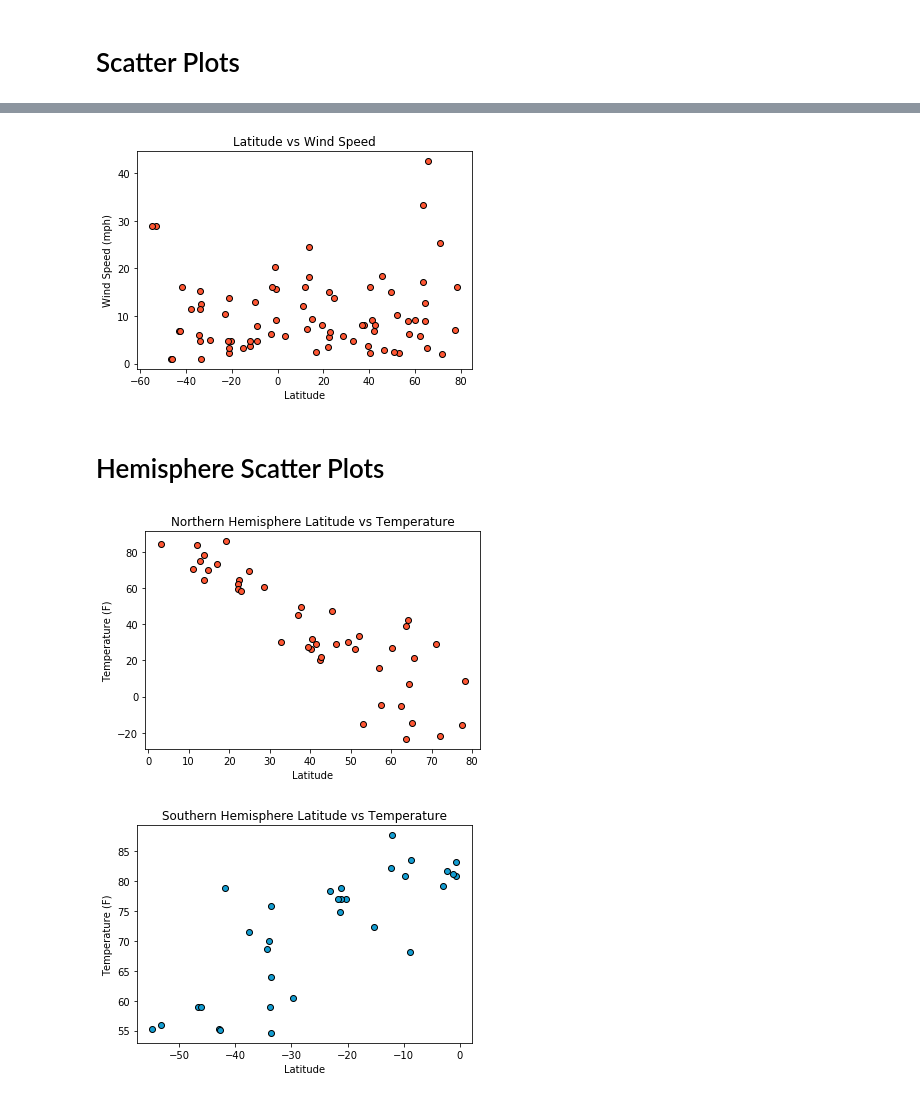
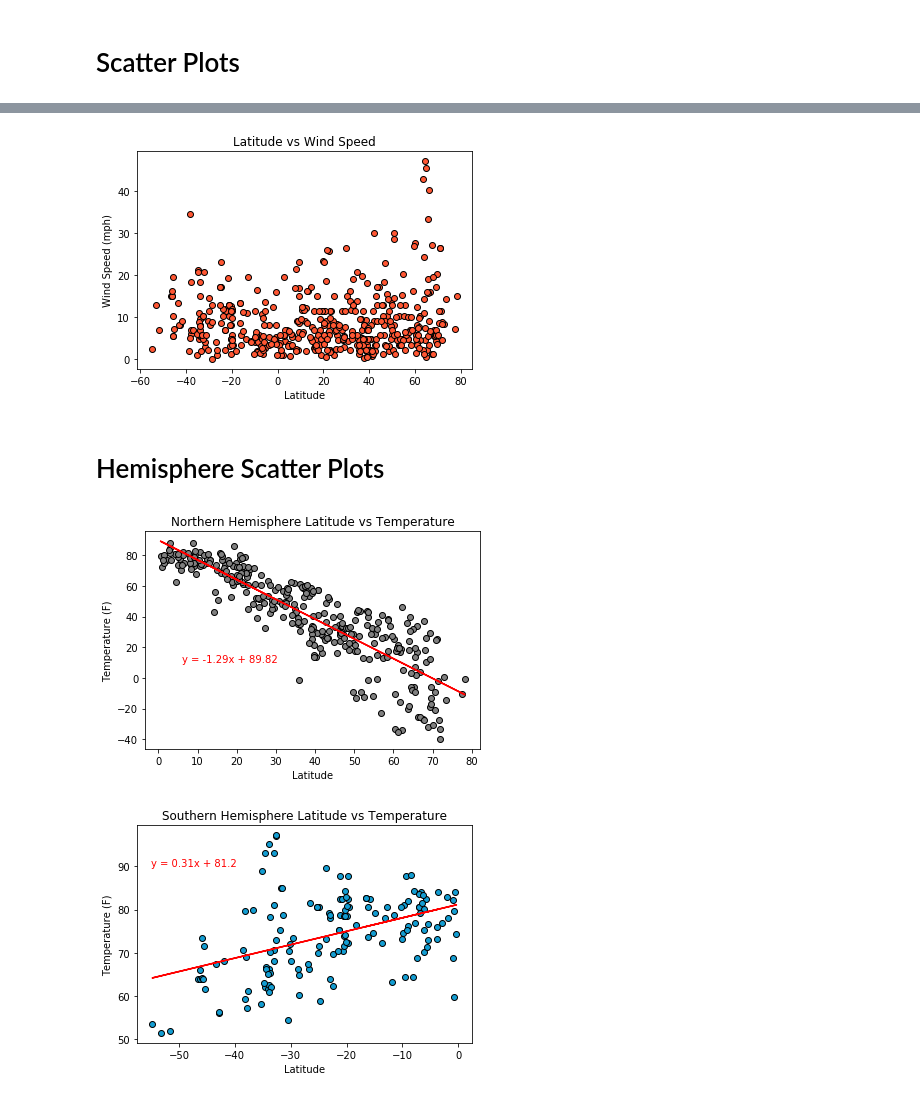
Before and after one commit to justinboggs/python-api-challenge, a Jupyter notebook: WeatherPy/WeatherPy.ipynb, the cells around one changed output, grey strips where cells are left out. Drawn from its saved outputs; the diff is of its cells as text; code cells hidden in the pictures.

```diff
--- a/WeatherPy/WeatherPy.ipynb
+++ b/WeatherPy/WeatherPy.ipynb
@@ -30,8 +30,8 @@ cities = []
 countries = []
 
 # Create a set of random lat and lng combinations
-lats = np.random.uniform(low=-90.000, high=90.000, size=100)
-lngs = np.random.uniform(low=-180.000, high=180.000, size=100)
+lats = np.random.uniform(low=-90.000, high=90.000, size=1500)
+lngs = np.random.uniform(low=-180.000, high=180.000, size=1500)
 lat_lngs = zip(lats, lngs)
 
 # Identify nearest city for each lat, lng combination
@@ -175,7 +168,7 @@ plt.xlabel('Latitude')
 plt.ylabel('Wind Speed (mph)')
 plt.savefig('output_data/lat_wind_plt.png')
 # %% [output]
-[figure, old version]
+[figure, new version]
 # %% [markdown]
 # Hemisphere Scatter Plots
 # %%
@@ -196,19 +189,29 @@ south_clouds = south_hem['clouds']
 north_wind = north_hem['wind_speed']
 south_wind = south_hem['wind_speed']
 # %%
-plt.scatter(north_lat, north_temp, marker='o', facecolors='#ff5733', edgecolors='black')
+(slope, intercept, rvalue, pvalue, stderr) = linregress(north_lat, north_temp)
+regress_values = north_lat * slope + intercept
+line_eq = 'y = ' + str(round(slope,2)) + 'x + ' + str(round(intercept,2))
+plt.scatter(north_lat, north_temp, marker='o', facecolors='grey', edgecolors='black')
+plt.plot(north_lat, regress_values, 'r-')
+plt.annotate(line_eq,(6,10), fontsize=10, color='red')
 plt.title('Northern Hemisphere Latitude vs Temperature')
 plt.xlabel('Latitude')
 plt.ylabel('Temperature (F)')
 plt.savefig('output_data/01_north_lat_temp.png')
 # %% [output]
-[figure, old version]
+[figure, new version]
 # %%
+(slope, intercept, rvalue, pvalue, stderr) = linregress(south_lat, south_temp)
+regress_values = south_lat * slope + intercept
+line_eq = 'y = ' + str(round(slope,2)) + 'x + ' + str(round(intercept,2))
 plt.scatter(south_lat, south_temp, marker='o', facecolors='#139dd2', edgecolors='black')
+plt.plot(south_lat, regress_values, 'r-')
+plt.annotate(line_eq,(-55,90), fontsize=10, color='red')
 plt.title('Southern Hemisphere Latitude vs Temperature')
 plt.xlabel('Latitude')
 plt.ylabel('Temperature (F)')
 plt.savefig('output_data/01_south_lat_temp.png')
 # %% [output]
-[figure, old version]
+[figure, new version]
 # %%
```
Also changed, not shown: parts of 12 cells of this notebook, 12 other files.
